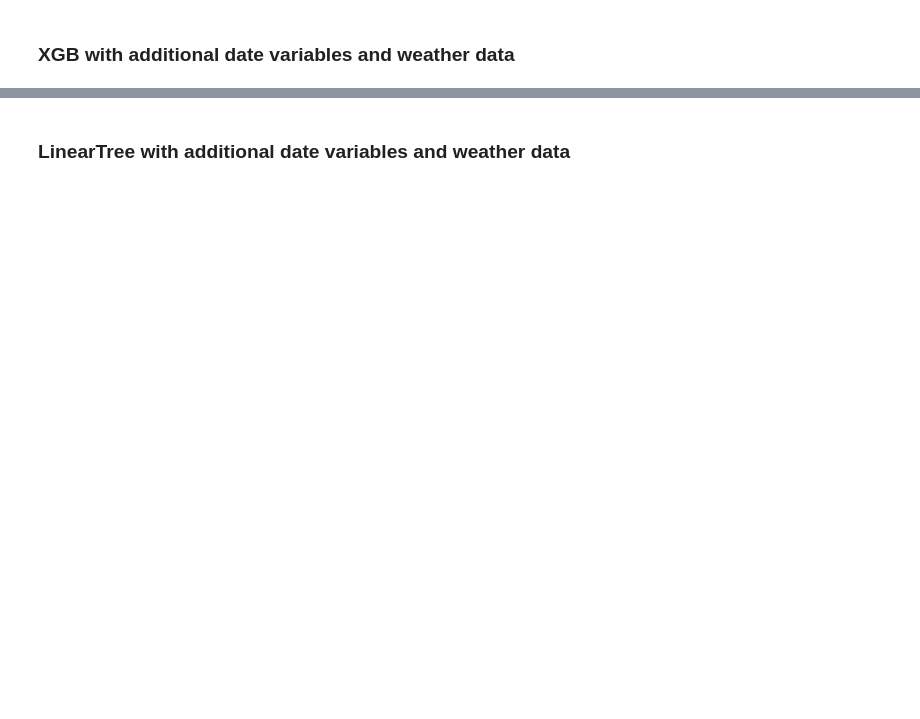
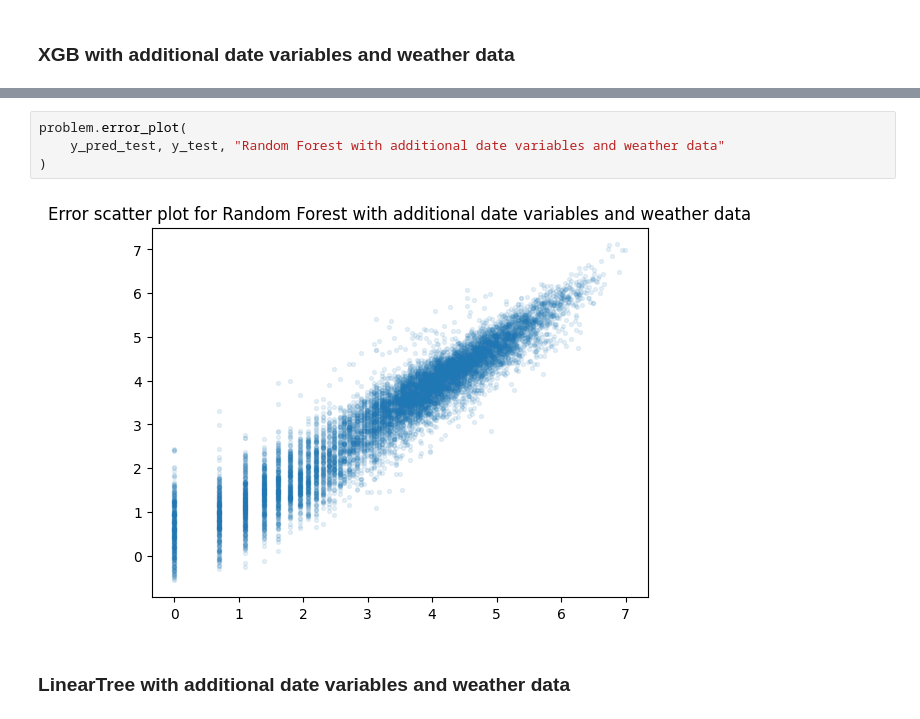
Before and after one commit to stlbnmaria/PythonForDS_Project, a Jupyter notebook: modeling/tree_models/tree_models.ipynb, the cells around one changed output, grey strips where cells are left out. Saved outputs shown, nothing was run; the diff lists cells and outputs as text; blank space fills up the shorter version.

```diff
--- a/modeling/tree_models/tree_models.ipynb
+++ b/modeling/tree_models/tree_models.ipynb
@@ -279,2 +409,8 @@ print(max(depths))
+# %%
+problem.error_plot(
+    y_pred_test, y_test, "Random Forest with additional date variables and weather data"
+)
+# %% [output]
+[figure, added]
 # %% [markdown]
 ### LinearTree with additional date variables and weather data
```
Also changed, not shown: parts of 17 cells of this notebook, 1 other file.
